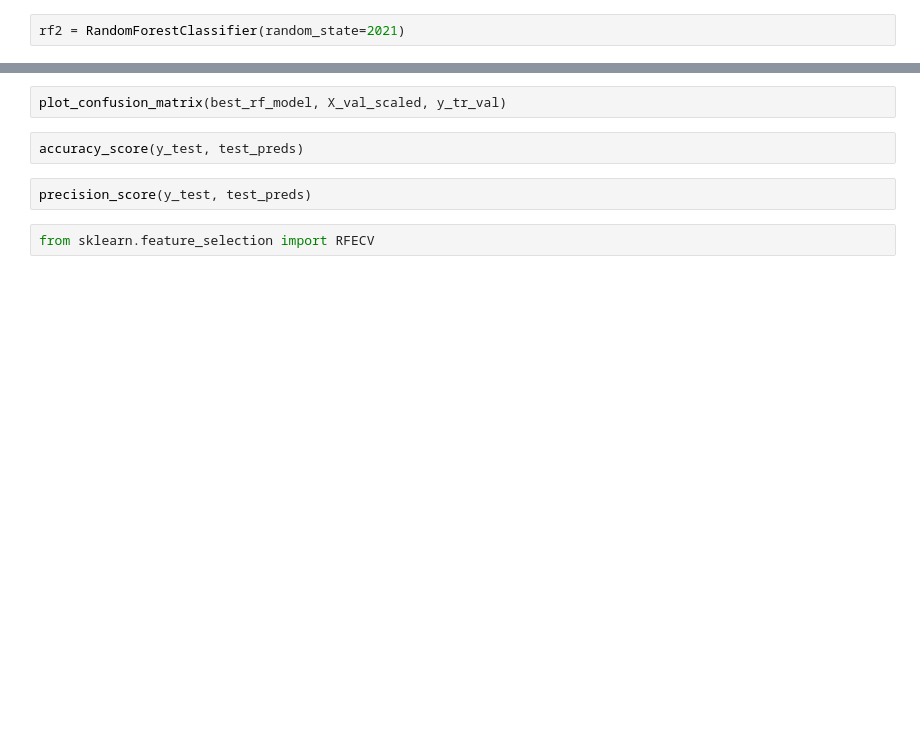
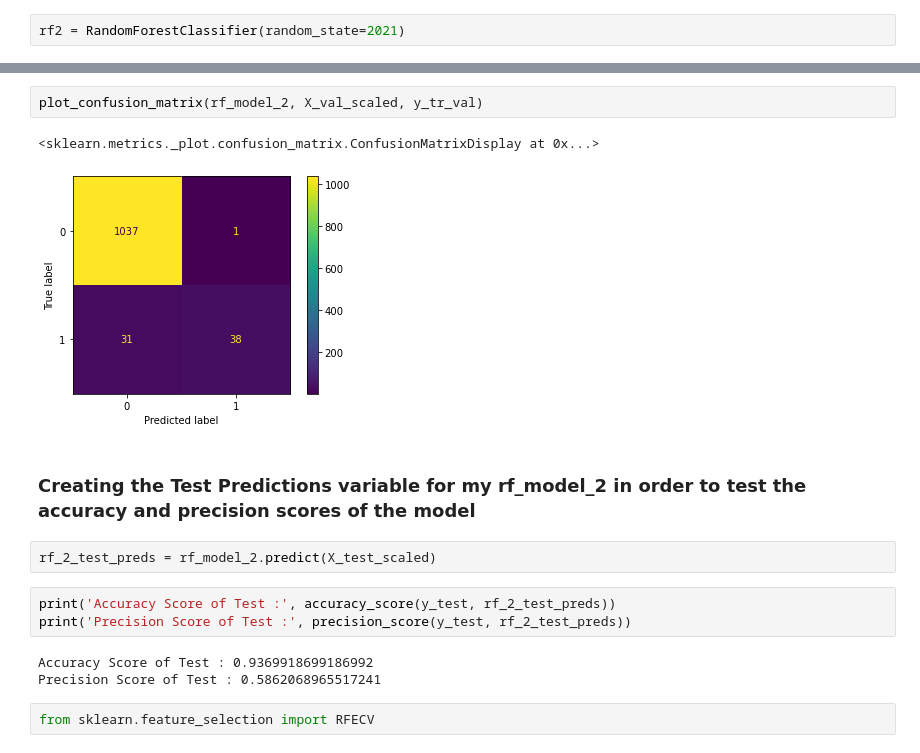
Before and after one commit to haydenj8/NBA_Project3, a Jupyter notebook: Project_Notebook_1.ipynb, the cells around one changed output, grey strips where cells are left out. Saved outputs shown, nothing was run; the diff lists cells and outputs as text; blank space fills up the shorter version.

```diff
--- a/Project_Notebook_1.ipynb
+++ b/Project_Notebook_1.ipynb
@@ -744,9 +819,18 @@ plot_confusion_matrix(best_rf_model, X_train_scaled, y_train)
 # %%
-plot_confusion_matrix(best_rf_model, X_val_scaled, y_tr_val)
+plot_confusion_matrix(rf_model_2, X_val_scaled, y_tr_val)
+# %% [output]
+<sklearn.metrics._plot.confusion_matrix.ConfusionMatrixDisplay at 0x...>
+[figure, added]
-# %%
-accuracy_score(y_test, test_preds)
-# %%
-precision_score(y_test, test_preds)
+# %% [markdown]
+### Creating the Test Predictions variable for my rf_model_2 in order to test the accuracy and precision scores of the model
+# %%
+rf_2_test_preds = rf_model_2.predict(X_test_scaled)
+# %%
+print('Accuracy Score of Test :', accuracy_score(y_test, rf_2_test_preds))
+print('Precision Score of Test :', precision_score(y_test, rf_2_test_preds))
+# %% [output]
+Accuracy Score of Test : 0.9369918699186992
+Precision Score of Test : 0.5862068965517241
 # %%
 from sklearn.feature_selection import RFECV
 # %%
```
Also changed, not shown: parts of 25 cells of this notebook.
